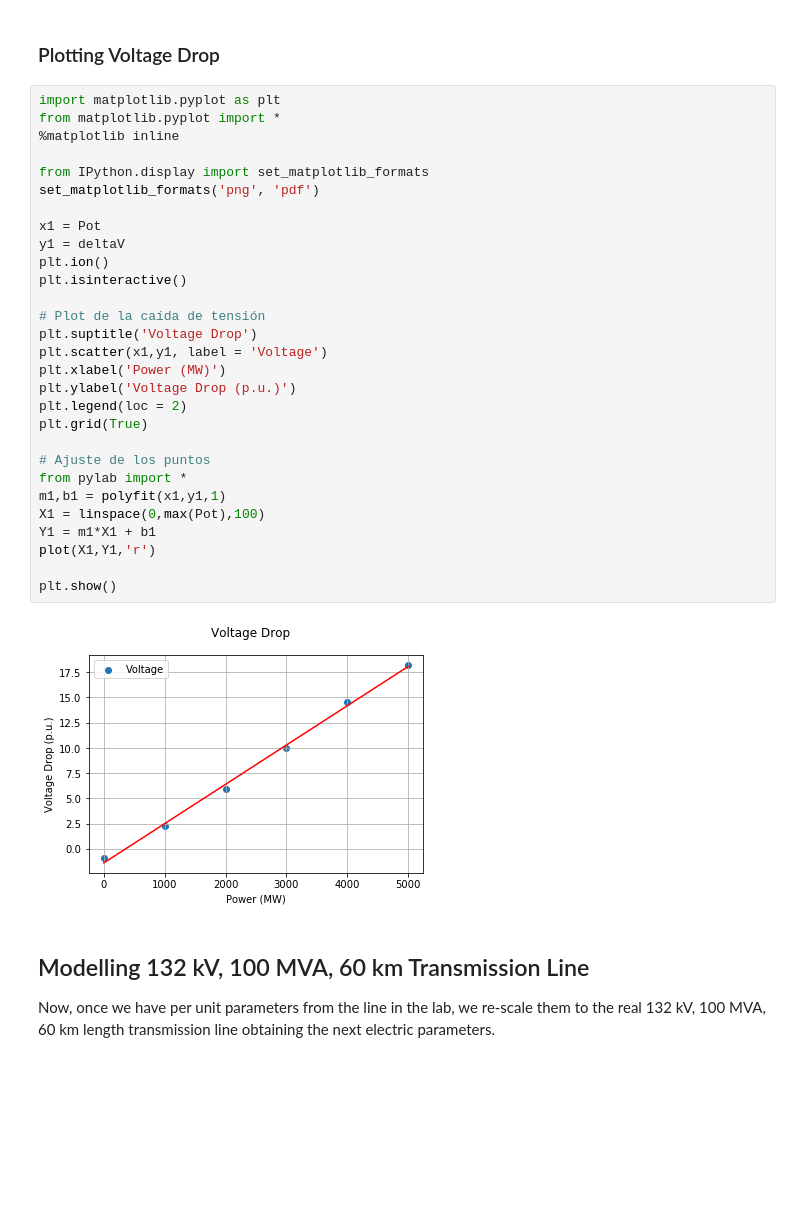
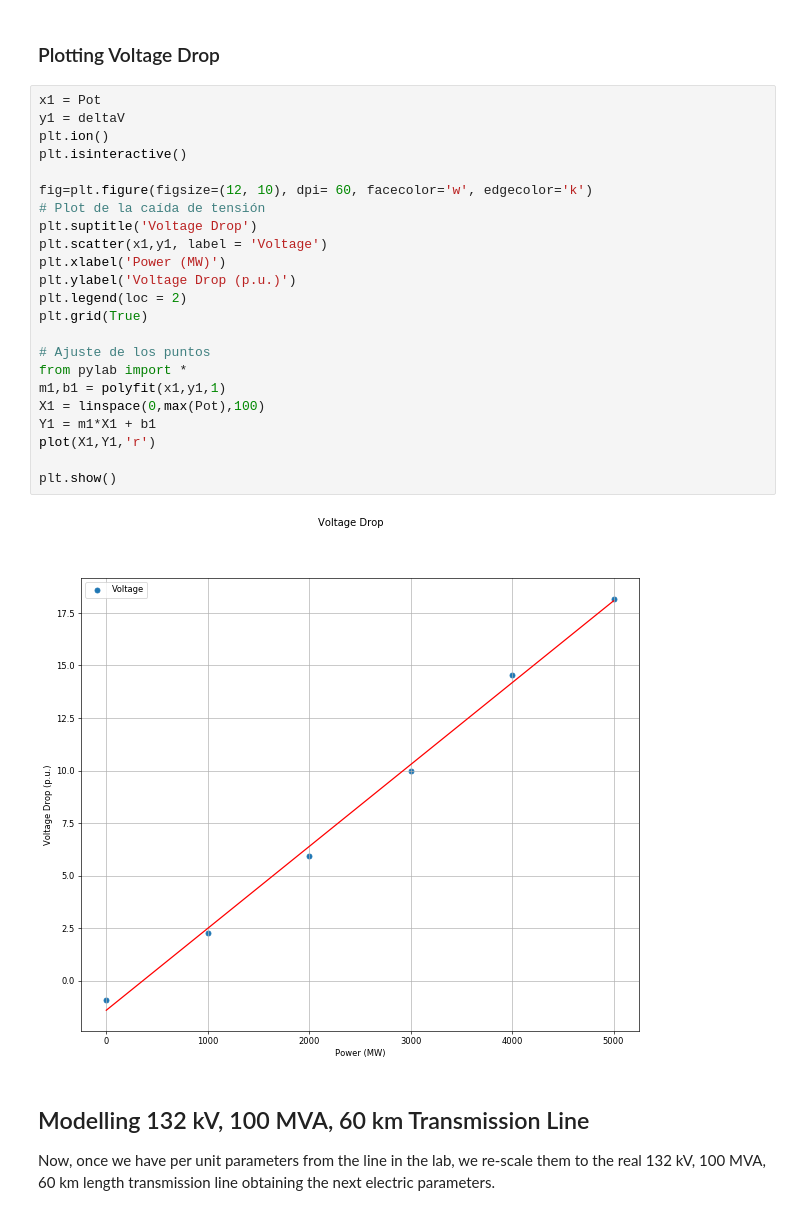
Before and after one commit to ElectricICAI/The-Challenge-of-Future-Energy-Systems, a Jupyter notebook: presentation.ipynb, the cells around one changed output. Cells and saved outputs as stored; diff of their text form; blank space fills up the shorter version.

```diff
--- a/presentation.ipynb
+++ b/presentation.ipynb
@@ -102,36 +115,30 @@ print(deltaV)
 # %% [markdown]
 ### Plotting Voltage Drop
 # %%
-import matplotlib.pyplot as plt
-from matplotlib.pyplot import *
-%matplotlib inline
-
-from IPython.display import set_matplotlib_formats
-set_matplotlib_formats('png', 'pdf')
-
 x1 = Pot
 y1 = deltaV
 plt.ion()
 plt.isinteractive()
 
+fig=plt.figure(figsize=(12, 10), dpi= 60, facecolor='w', edgecolor='k')
 # Plot de la caída de tensión
 plt.suptitle('Voltage Drop')
 plt.scatter(x1,y1, label = 'Voltage')
 plt.xlabel('Power (MW)')
 plt.ylabel('Voltage Drop (p.u.)')
 plt.legend(loc = 2)
 plt.grid(True)
 
 # Ajuste de los puntos
 from pylab import *
 m1,b1 = polyfit(x1,y1,1)
 X1 = linspace(0,max(Pot),100)
 Y1 = m1*X1 + b1
 plot(X1,Y1,'r')
 
 plt.show()
 # %% [output]
-[figure, old version]
+[figure, new version]
 # %% [markdown]
 ## Modelling 132 kV, 100 MVA, 60 km Transmission Line
 Now, once we have per unit parameters from the line in the lab, we re-scale them to the real 132 kV, 100 MVA, 60 km length transmission line obtaining the next electric parameters.
```
Also changed, not shown: parts of 21 cells of this notebook.
